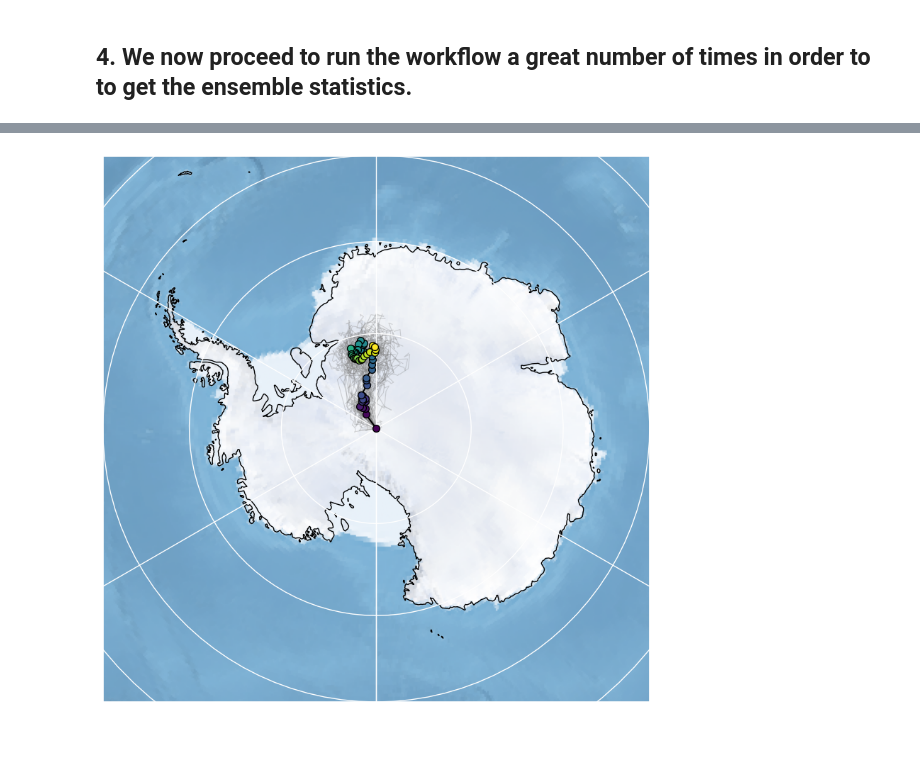
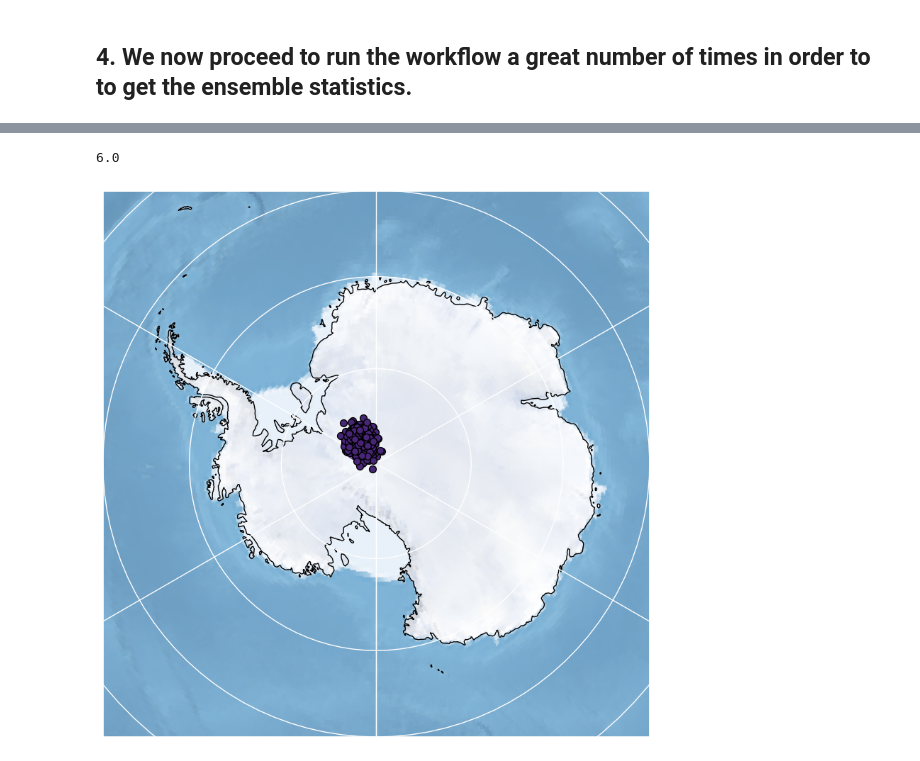
Before and after one commit to PolarWandering/Gallo_etal_2023_APWP_construction, a Jupyter notebook: code/2_MC_uncertainty_propagation.ipynb, the cells around one changed output, grey strips where cells are left out. Drawn from its saved outputs; the diff is of its cells as text; code cells hidden in the pictures.

```diff
--- a/code/2_MC_uncertainty_propagation.ipynb
+++ b/code/2_MC_uncertainty_propagation.ipynb
@@ -86,9 +86,9 @@ def get_vgps_sampling_from_direction(df, study_label= 'Study',
 
     k_mean = df[k_label].mean() # if site-level data has no reported kappa, we take the mean of the population instead.
 
-    df_pseudo = df.sample(frac = 1, replace = True) # generates a bootstrapped sample of the dataframe by randomly sampling with replacement
+    # df_pseudo = df.sample(frac = 1, replace = True) # generates a bootstrapped sample of the dataframe by randomly sampling with replacement
 
-    for index, row in df_pseudo.iterrows():
+    for index, row in df.iterrows():
 
         # we first generate one random direction from the original entry.
         kappa = k_mean if np.isnan(row[k_label]) else row[k_label] # if we don't have kappa, we take the mean of the reported ones
@@ -231,7 +234,7 @@ def ensemble_RMs(df_vgps_original, n_sims = 100,
                  window_length=20, time_step=1, max_age=65, min_age=0):
 
     '''
-    This function . . .
+    This function gets the pooled directions and return the ensemble Moving Averages following the workflow of Gallo et al. (2023)
     '''
 
     running_means_global = pd.DataFrame(columns=['run','N','k','A95','csd','foliation','lineation','collinearity','coplanarity'])
@@ -245,7 +248,7 @@ def ensemble_RMs(df_vgps_original, n_sims = 100,
                                              mean_age_lab=mean_age_lab, min_age_lab=min_age_lab, max_age_lab=max_age_lab)
 
         # Construct a Moving Average on the former data-set
-        RM = moving_average_APWP(pseudo_df, plon_label = 'plon', plat_label='plat', age_label = 'age',
+        RM = weighted_moving_average_APWP(pseudo_df, plon_label = 'plon', plat_label='plat', age_label = 'age',
                             window_length=window_length, time_step=time_step, max_age=max_age, min_age=min_age)
 
         RM['run'] = float(i)
@@ -268,7 +271,7 @@ min_age= 0
 # %%
 %%time
 np.random.seed(10)
-df_RM_ensemble = ensemble_RMs(df_directions, n_sims = 1000,
+df_RM_ensemble = ensemble_RMs(df_directions, n_sims = 100,
                  study_label= 'Study', slat_label='slat', slon_label='slon',
                  dec_label='dec_reverse', inc_label='inc_reverse', k_label='k',
                  mean_age_lab='mean_age', min_age_lab='min_age', max_age_lab='max_age',
@@ -279,0 +292,15 @@ Wall time: 27min 33s
+# %%
+ensemble_rates = pd.DataFrame()
+for j in range(100):
+    df = pd.DataFrame()
+    for i in np.sort(df_RM_ensemble['effective_age'].unique()):
+        pole = df_RM_ensemble[df_RM_ensemble['effective_age'] == i].sample(n=1)
+        df = df.append(pole)
+    # The following block calculates rate of polar wander (degrees per million years)
+    df['run'] = j
+    df['PPcartesian'] = df.apply(lambda row: spherical2cartesian([np.radians(row['plat']),np.radians(row['plon'])]), axis = 1)
+    df['PP_prev'] = df['PPcartesian'].shift(periods = 1)
+    df['PP_next'] =  df['PPcartesian'].shift(periods = -1)
+    df['GCD'] = df.apply(lambda row: np.degrees(GCD_cartesian(row['PP_prev'], row['PPcartesian'])), axis = 1)
+    df['APW_rate'] = df['GCD']/df['effective_age'].diff()
+    ensemble_rates = ensemble_rates.append(df)
@@ -495,27 +538,26 @@ axes[2].legend(loc="upper left")
 # %%
 # Visualization
 extent = [-180,180,-60,-60]
 fig = plt.figure(figsize=(20,10))
 proj = ccrs.Orthographic(central_longitude=0.0, central_latitude=-90.0)
 ax = plt.axes(projection=proj)
 ax.coastlines(), ax.stock_img(), ax.gridlines()
 ax.set_extent(extent, crs = ccrs.PlateCarree())
 
+ind=5
+sample =   df_RM_ensemble[df_RM_ensemble['effective_age'] == ensemble_PC_eff_age.X.tolist()[ind]]
 
+for _, pole in sample.iterrows():
+    plot_pole(pole.plat, pole.plon, pole.effective_age, 0, 55, ax)
 
-# A black path for the time-varying Principal Component.
-plt.plot(ensemble_PC_eff_age.PC(quantile)[0].tolist(), ensemble_PC_eff_age.PC(quantile)[1].tolist(),transform = ccrs.Geodetic(), color = "black", alpha = 1, linewidth=1.5, zorder=1)
+# for i in zip(ensemble_PC_eff_age.PC(quantile)[1].tolist(), ensemble_PC_eff_age.PC(quantile)[0].tolist(), ensemble_PC_eff_age.PC(quantile)[2].tolist(),ensemble_PC_eff_age.X.tolist(), ensemble_PC_eff_age.X.tolist()):
+#     plot_pole_A95(i[0],i[1],i[2],i[3], ensemble_PC_eff_age.X.min(),ensemble_PC_eff_age.X.max(),ax)
 
+plot_pole_A95(ensemble_PC_eff_age.PC(quantile)[1].tolist()[ind], ensemble_PC_eff_age.PC(quantile)[0].tolist()[ind],
+             ensemble_PC_eff_age.PC(quantile)[2].tolist()[ind], ensemble_PC_eff_age.X.tolist()[ind], ensemble_PC_eff_age.X.min(),ensemble_PC_eff_age.X.max(),ax)
 
-for i in zip(ensemble_PC_eff_age.PC(quantile)[1].tolist(), ensemble_PC_eff_age.PC(quantile)[0].tolist(),ensemble_PC_eff_age.X.tolist(), ensemble_PC_eff_age.X.tolist()):
-    plot_pole(i[0],i[1],i[2],ensemble_PC.X.min(),ensemble_PC.X.max(),ax)
-
-# Runs in grey (just plotting 50 runs)
-for run, df_run in df_RM_ensemble[df_RM_ensemble['run']<50].groupby('run'):
-    plt.plot(df_run.plon.tolist(), df_run.plat.tolist(),transform = ccrs.Geodetic(), color = "grey", alpha = 0.3, linewidth=0.8, zorder=0)
-
-
-# plt.savefig(os.path.join(current_path, '..')  + '/figures/3/path.svg', dpi =600, bbox_inches='tight')
+print(ensemble_PC_eff_age.X.tolist()[ind])
 plt.show()
 # %% [output]
+6.0
-[figure, old version]
+[figure, new version]
```
Also changed, not shown: parts of 47 cells of this notebook.
